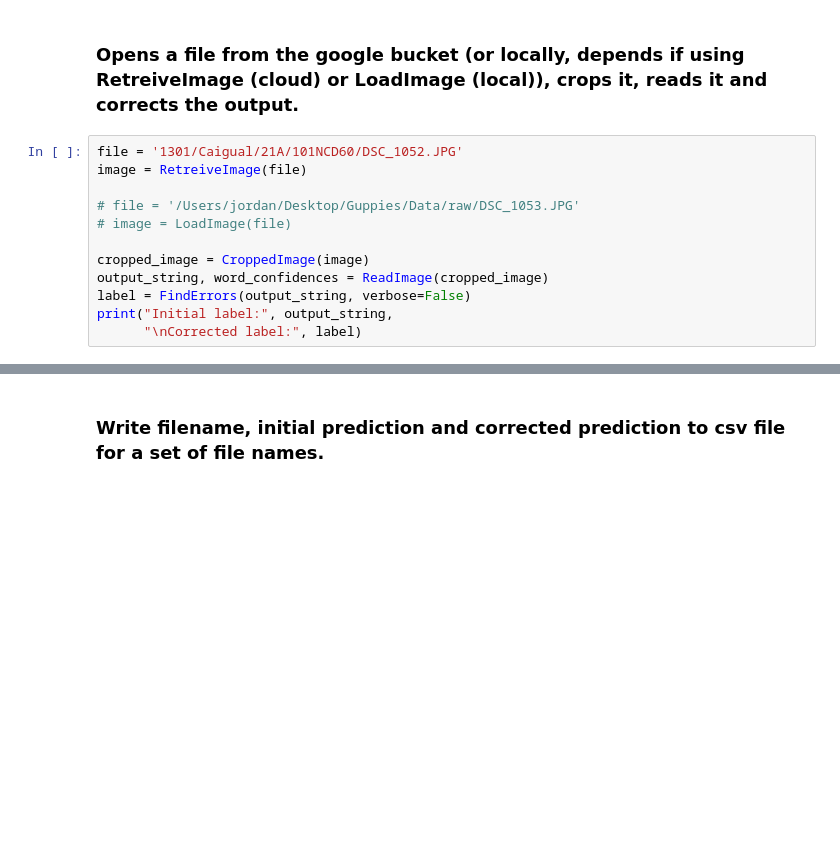
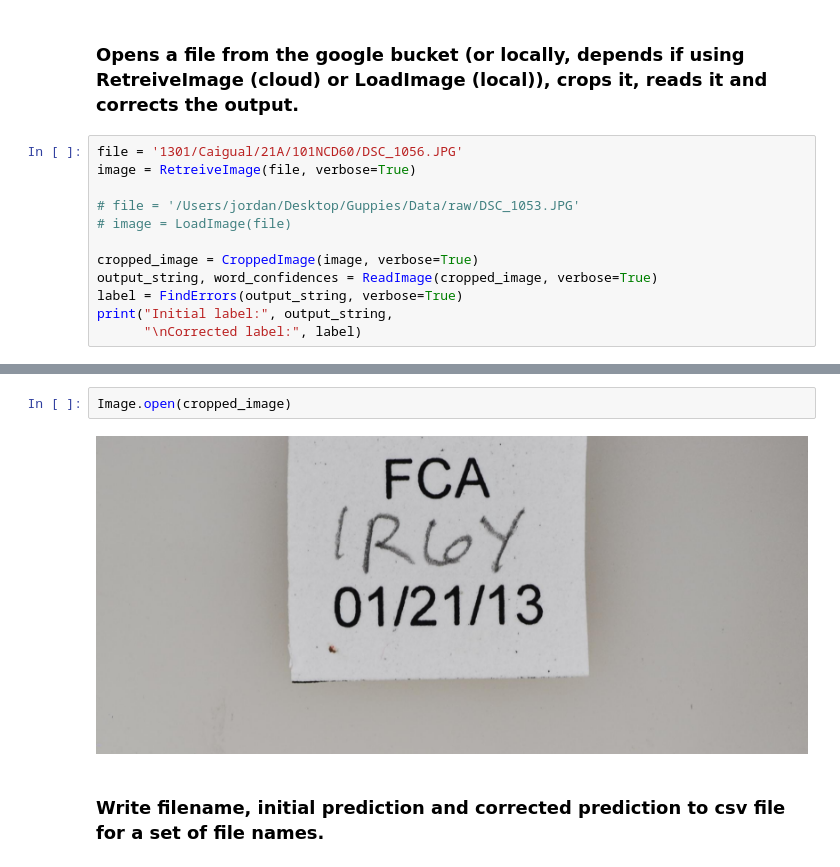
Before and after one commit to Jor-Lee/Guppies, a Jupyter notebook: Python_Files/notebook.ipynb, the cells around one changed output, grey strips where cells are left out. Cells and saved outputs as stored; diff of their text form; blank space fills up the shorter version.

```diff
--- a/Python_Files/notebook.ipynb
+++ b/Python_Files/notebook.ipynb
@@ -18,15 +18,15 @@ Files have been read.
 # %% [markdown]
 ### Opens a file from the google bucket (or locally, depends if using RetreiveImage (cloud) or LoadImage (local)), crops it, reads it and corrects the output.
 # %%
-file = '1301/Caigual/21A/101NCD60/DSC_1052.JPG'
-image = RetreiveImage(file)
+file = '1301/Caigual/21A/101NCD60/DSC_1056.JPG'
+image = RetreiveImage(file, verbose=True)
 
 # file = '/Users/jordan/Desktop/Guppies/Data/raw/DSC_1053.JPG'
 # image = LoadImage(file)
 
-cropped_image = CroppedImage(image)
-output_string, word_confidences = ReadImage(cropped_image)
-label = FindErrors(output_string, verbose=False)
+cropped_image = CroppedImage(image, verbose=True)
+output_string, word_confidences = ReadImage(cropped_image, verbose=True)
+label = FindErrors(output_string, verbose=True)
 print("Initial label:", output_string,
       "\nCorrected label:", label)
 # %% [output]
@@ -35,3 +50,7 @@ Corrected label: FCA-2Y3Y-01/21/13
+# %%
+Image.open(cropped_image)
+# %% [output]
+[figure, added]
 # %% [markdown]
 ### Write filename, initial prediction and corrected prediction to csv file for a set of file names.
 # %%
```
Also changed, not shown: parts of 1 cell of this notebook, 1 other file.
